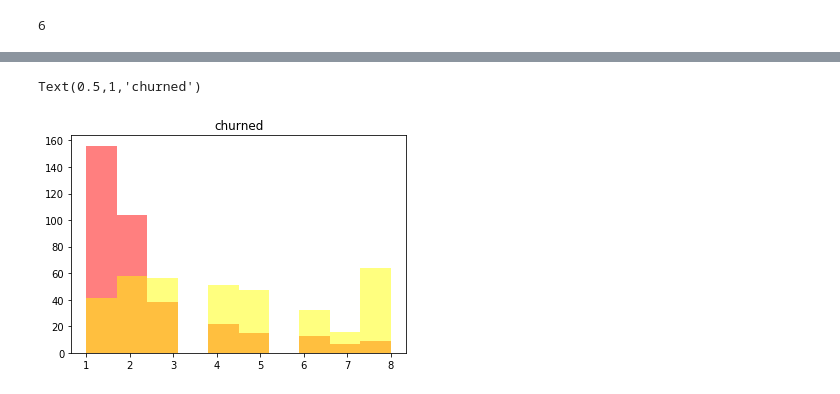
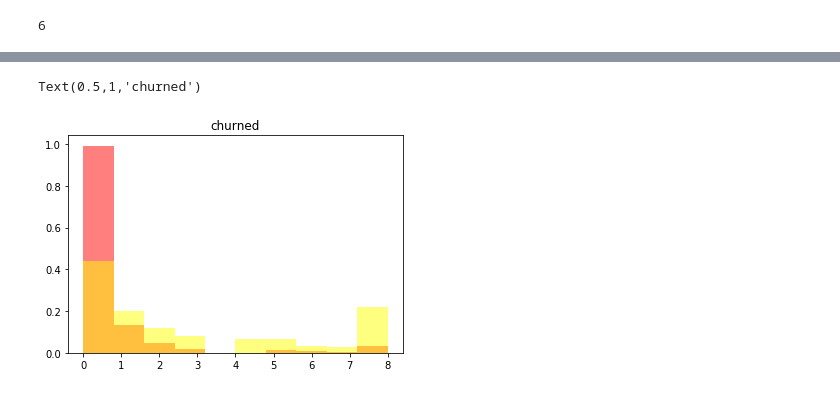
Before and after one commit to ricardofullton/glovo_test, a Jupyter notebook: glovo.ipynb, the cells around one changed output, grey strips where cells are left out. Drawn from its saved outputs; the diff is of its cells as text; code cells hidden in the pictures.

```diff
--- a/glovo.ipynb
+++ b/glovo.ipynb
@@ -182,2 +205,4 @@ gold.head()
+# %%
+gold=gold[['y','week_count','week_max_streak','week_latest_streak','feature_1_mean','feature_2_mean','feature_3_mean','feature_11_mean']]
 # %%
 # look at the distribution per class for the features to choose the correct aggregation
@@ -188,0 +222,4 @@ lifetime_encoded= pd.get_dummies(lifetime, columns=['feature_1'])
+# %%
+gen_le = LabelEncoder()
+gen_labels = gen_le.fit_transform(lifetime['feature_1'])
+lifetime['feature_1'] = gen_labels
@@ -199,7 +240,7 @@ lifetime_encoded.head()
 | 231 | 0.0 | 0 | 0 | 1 | 0 |
 | 242 | NaN | 0 | 0 | 1 | 0 |
 # %%
-lifetime_encoded=lifetime_encoded.drop('feature_2', axis=1)
+#lifetime_encoded=lifetime_encoded.drop('feature_2', axis=1)
 # %%
 gold=gold.merge(lifetime_encoded, how='left', left_index=True, right_index=True)
 # %%
@@ -214,0 +256,2 @@ gold.head()
+# %%
+gold =  pd.DataFrame(KNN(k=2).fit_transform(gold), columns=gold.columns, index=gold.index)
@@ -215,10 +267,10 @@ gold.head()
 # %%
-plt.hist(gold[(gold.y==1)].week_max_streak,alpha=0.5,color='red')
-plt.hist(gold[(gold.y==0)].week_max_streak,alpha=0.5,color='yellow')
+plt.hist(gold[(gold.y==1)].week_latest_streak,alpha=0.5,color='red',density=1)
+plt.hist(gold[(gold.y==0)].week_latest_streak,alpha=0.5,color='yellow',density=1)
 plt.title('churned')
 # %% [output]
 Text(0.5,1,'churned')
-[figure, old version]
+[figure, new version]
 # %%
 golden_x= gold.drop(['y'], axis=1)
 golden_y= gold['y']
```
Also changed, not shown: parts of 41 cells of this notebook.
